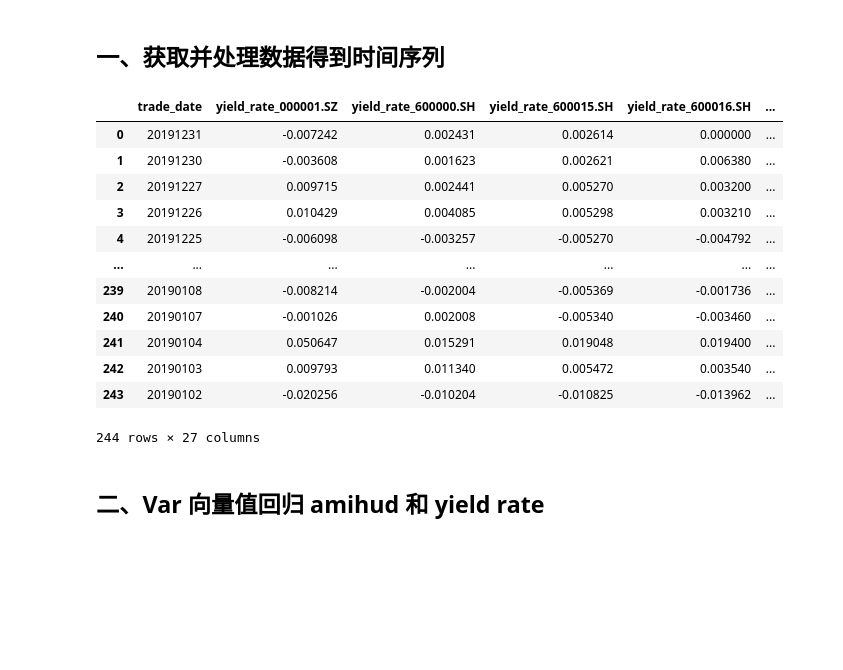
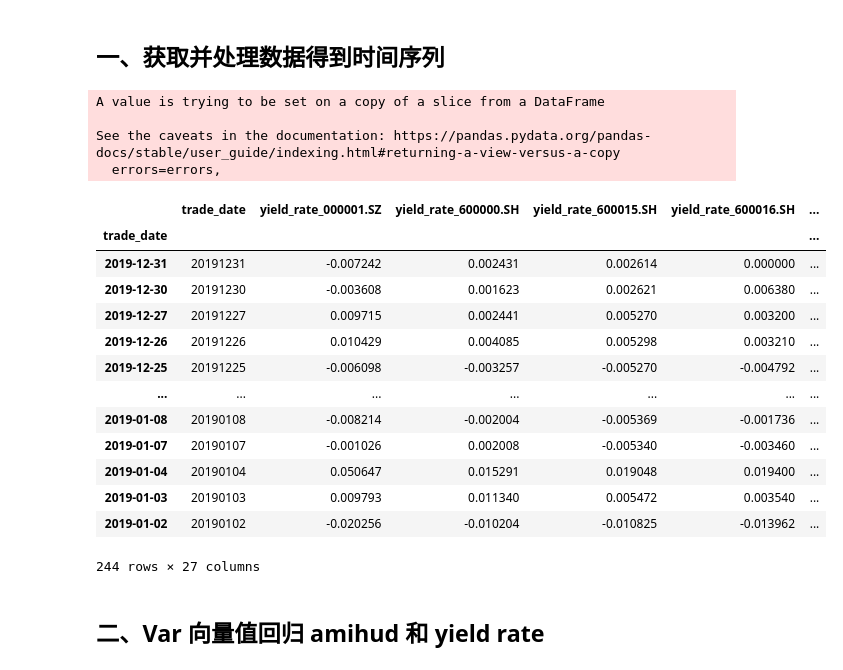
Before and after one commit to jyyskywalker/liquidity, a Jupyter notebook: test_1.ipynb, the cells around one changed output. Cells and saved outputs as stored; diff of their text form; code cells hidden in the pictures; blank space fills up the shorter version.

```diff
--- a/test_1.ipynb
+++ b/test_1.ipynb
@@ -37,7 +37,7 @@ def get_stock(name, start_date, end_date, N_amount=1):
     df = pro.daily(ts_code=name, start_date=start_date, end_date=end_date)
     df['yield_rate'] = df['change']/df['pre_close']
     df['abs_yield_rate'] = abs(np.log(df['close']/df['pre_close']))
-    df['amihud'] = df['abs_yield_rate']/df['amount']
+    df['amihud'] = df['abs_yield_rate']/(df['amount']/N_amount)
     return df
 
 
@@ -49,7 +49,7 @@ def process_stock(name, df):
 
 
 
-def create_time_series(stock_list, start_date, end_date):
+def create_time_series(stock_list, start_date, end_date, N_amount=1):
     '''
     获取 stock_list 中每只 stock 的 yield rate 以及 amihud 指标并得到时间序列
 
@@ -57,17 +57,18 @@ def create_time_series(stock_list, start_date, end_date):
 
     '''
     # 先获取第一个
-    df = get_stock(stock_list[0], start_date, end_date)
+    df = get_stock(stock_list[0], start_date, end_date, N_amount)
     df = process_stock(stock_list[0], df)
     # 将第一个和后面的合并
     for i in range(len(stock_list)-1):
-        df_temp = get_stock(stock_list[i+1], start_date, end_date)
+        df_temp = get_stock(stock_list[i+1], start_date, end_date, N_amount)
         df_temp = process_stock(stock_list[i+1], df_temp)
         df = pd.merge(df,df_temp)
     return df
 
 def main():
-    df = create_time_series(diverse_bank_list,'20190101','20191231')
+    # 成交额的单位为百万
+    df = create_time_series(diverse_bank_list,'20190101','20191231', 1000)
     return df
 
 
@@ -80,23 +81,30 @@ if __name__ == '__main__':
     for name in diverse_bank_list:
         row_list.append('amihud_'+name)
     df = df[row_list]
-    df.to_csv('stock.csv', index=False)
+    df.to_csv('stock1.csv', index=False)
+# %% [output]
+A value is trying to be set on a copy of a slice from a DataFrame
+
+See the caveats in the documentation: https://pandas.pydata.org/pandas-docs/stable/user_guide/indexing.html#returning-a-view-versus-a-copy
+  errors=errors,
-# %%
-df
-# %% [output]
-|  | trade_date | yield_rate_000001.SZ | yield_rate_600000.SH | yield_rate_600015.SH | yield_rate_600016.SH | ... |
-| 0 | 20191231 | -0.007242 | 0.002431 | 0.002614 | 0.000000 | ... |
-| 1 | 20191230 | -0.003608 | 0.001623 | 0.002621 | 0.006380 | ... |
-| 2 | 20191227 | 0.009715 | 0.002441 | 0.005270 | 0.003200 | ... |
-| 3 | 20191226 | 0.010429 | 0.004085 | 0.005298 | 0.003210 | ... |
-| 4 | 20191225 | -0.006098 | -0.003257 | -0.005270 | -0.004792 | ... |
-| ... | ... | ... | ... | ... | ... | ... |
-| 239 | 20190108 | -0.008214 | -0.002004 | -0.005369 | -0.001736 | ... |
-| 240 | 20190107 | -0.001026 | 0.002008 | -0.005340 | -0.003460 | ... |
-| 241 | 20190104 | 0.050647 | 0.015291 | 0.019048 | 0.019400 | ... |
-| 242 | 20190103 | 0.009793 | 0.011340 | 0.005472 | 0.003540 | ... |
-| 243 | 20190102 | -0.020256 | -0.010204 | -0.010825 | -0.013962 | ... |
-244 rows × 27 columns
+# %%
+df.index = pd.to_datetime(df.trade_date)
+df
+# %% [output]
+|  | trade_date | yield_rate_000001.SZ | yield_rate_600000.SH | yield_rate_600015.SH | yield_rate_600016.SH | ... |
+| trade_date |  |  |  |  |  | ... |
+| 2019-12-31 | 20191231 | -0.007242 | 0.002431 | 0.002614 | 0.000000 | ... |
+| 2019-12-30 | 20191230 | -0.003608 | 0.001623 | 0.002621 | 0.006380 | ... |
+| 2019-12-27 | 20191227 | 0.009715 | 0.002441 | 0.005270 | 0.003200 | ... |
+| 2019-12-26 | 20191226 | 0.010429 | 0.004085 | 0.005298 | 0.003210 | ... |
+| 2019-12-25 | 20191225 | -0.006098 | -0.003257 | -0.005270 | -0.004792 | ... |
+| ... | ... | ... | ... | ... | ... | ... |
+| 2019-01-08 | 20190108 | -0.008214 | -0.002004 | -0.005369 | -0.001736 | ... |
+| 2019-01-07 | 20190107 | -0.001026 | 0.002008 | -0.005340 | -0.003460 | ... |
+| 2019-01-04 | 20190104 | 0.050647 | 0.015291 | 0.019048 | 0.019400 | ... |
+| 2019-01-03 | 20190103 | 0.009793 | 0.011340 | 0.005472 | 0.003540 | ... |
+| 2019-01-02 | 20190102 | -0.020256 | -0.010204 | -0.010825 | -0.013962 | ... |
+244 rows × 27 columns
 # %% [markdown]
 ## 二、Var 向量值回归 amihud 和 yield rate
 # %%
```
Also changed, not shown: parts of 19 cells of this notebook, 6 other files.
